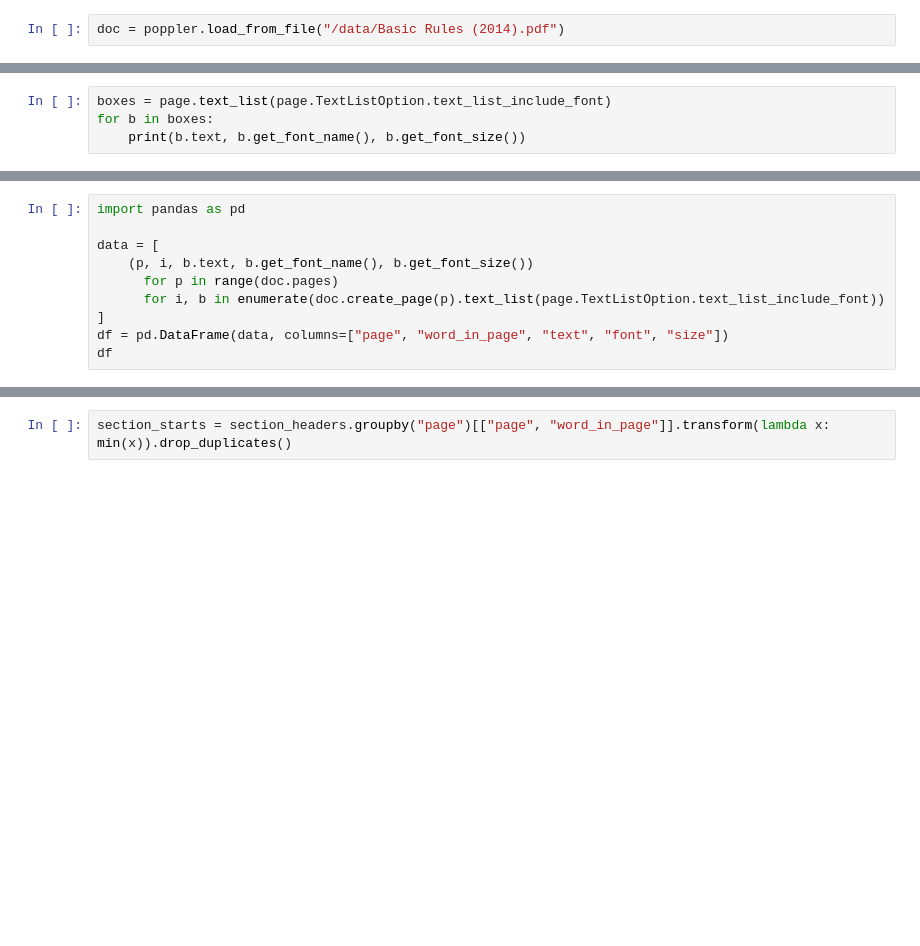
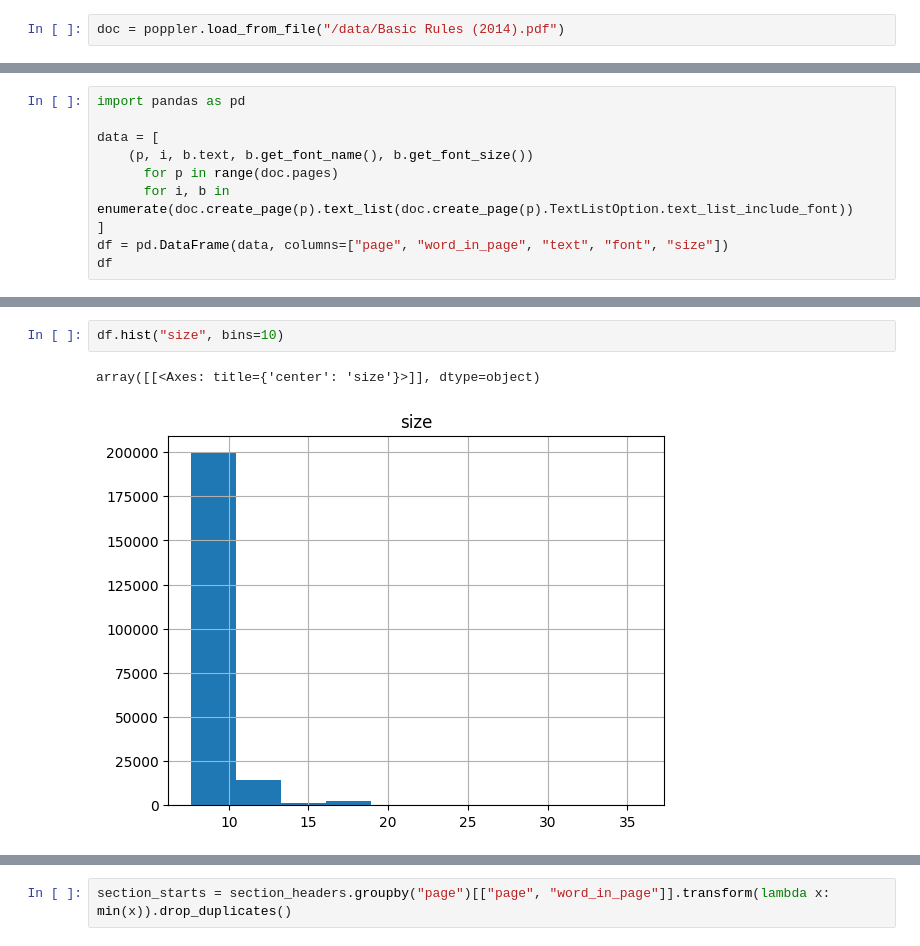
Before and after one commit to anthuswilliams/llm-dungeon-master, a Jupyter notebook: poppler_scratchpat.ipynb, the cells around one changed output, grey strips where cells are left out. Cells and saved outputs as stored; diff of their text form; blank space fills up the shorter version.

```diff
--- a/poppler_scratchpat.ipynb
+++ b/poppler_scratchpat.ipynb
@@ -10,4 +12,0 @@ page.text()
-# %%
-boxes = page.text_list(page.TextListOption.text_list_include_font)
-for b in boxes:
-    print(b.text, b.get_font_name(), b.get_font_size())
@@ -17,7 +40,7 @@ import pandas as pd
 data = [
     (p, i, b.text, b.get_font_name(), b.get_font_size())
       for p in range(doc.pages)
-      for i, b in enumerate(doc.create_page(p).text_list(page.TextListOption.text_list_include_font))
+      for i, b in enumerate(doc.create_page(p).text_list(doc.create_page(p).TextListOption.text_list_include_font))
 ]
 df = pd.DataFrame(data, columns=["page", "word_in_page", "text", "font", "size"])
 df
@@ -24 +61,6 @@ df
+# %%
+df.hist("size", bins=10)
+# %% [output]
+array([[<Axes: title={'center': 'size'}>]], dtype=object)
+[figure, added]
 # %%
```
Also changed, not shown: parts of 15 cells of this notebook, 3 other files.
